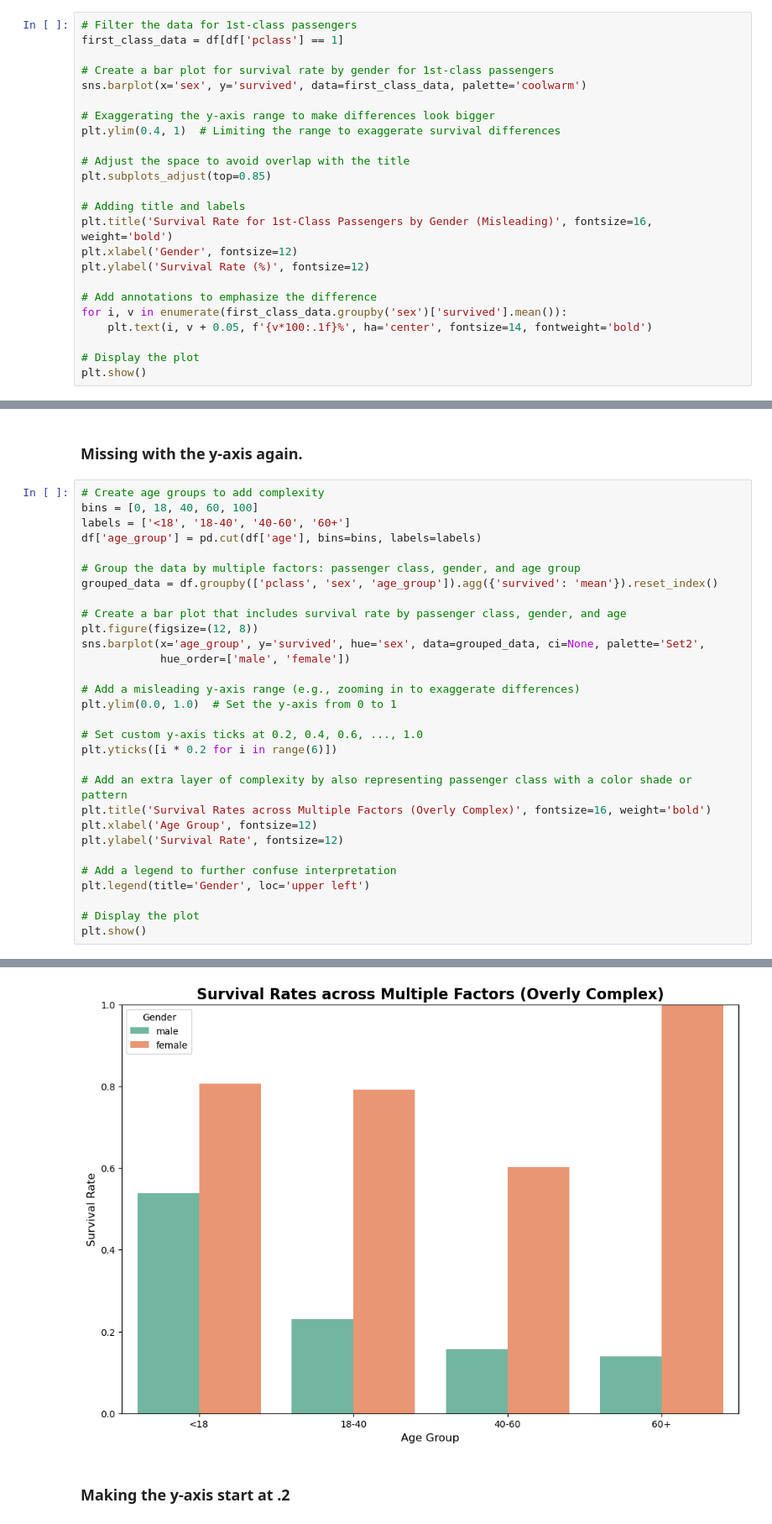
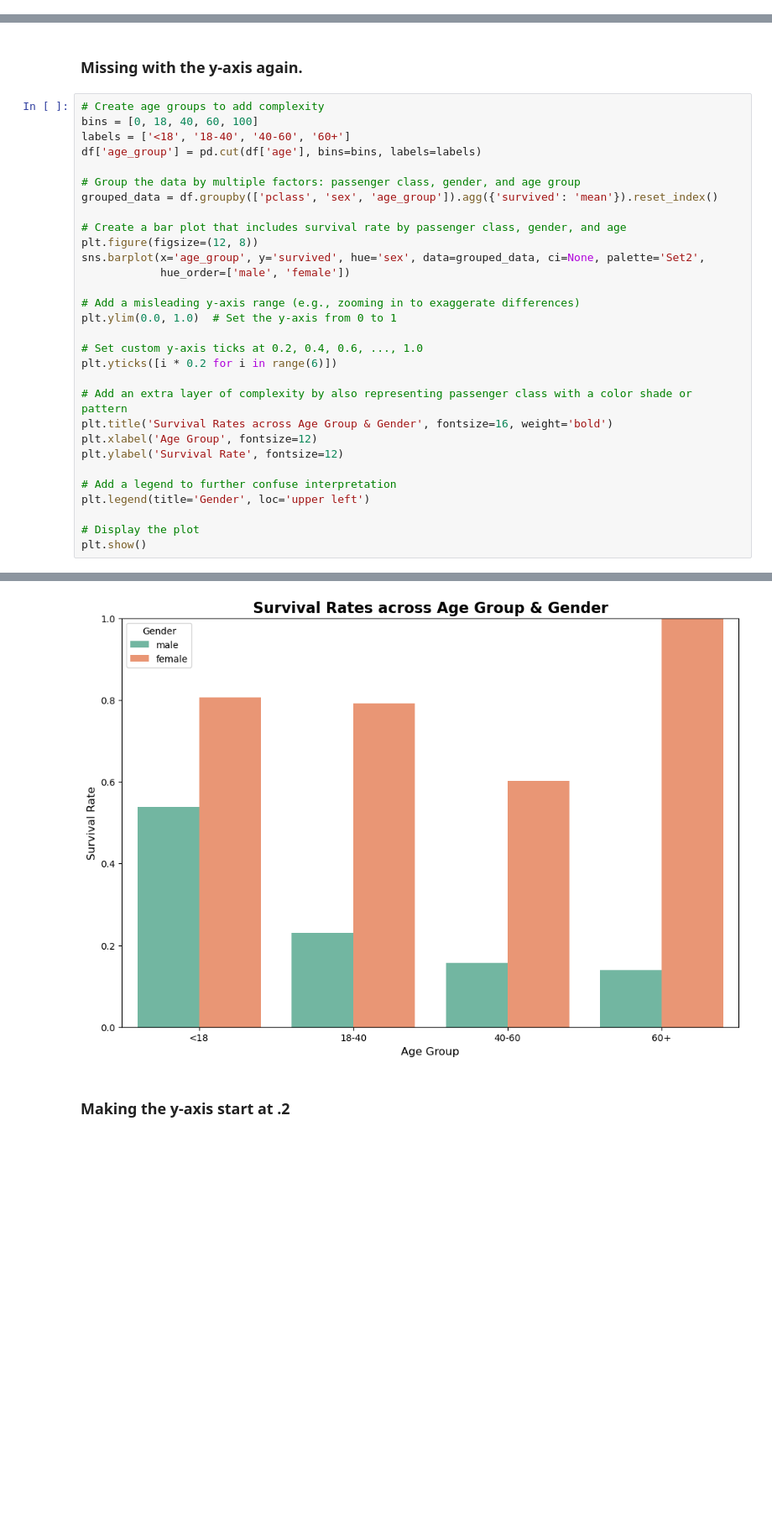
Before and after one commit to IMOsbo/DATA6550-Visualization, a Jupyter notebook: Code/Rogel/Project-Code-Rogel.ipynb, the cells around one changed output, grey strips where cells are left out. Shown at 84% size. Cells and saved outputs as stored; diff of their text form; blank space fills up the shorter version.

```diff
--- a/Code/Rogel/Project-Code-Rogel.ipynb
+++ b/Code/Rogel/Project-Code-Rogel.ipynb
@@ -55,24 +27,0 @@ Passing `palette` without assigning `hue` is deprecated and will be removed in v
-# %%
-# Filter the data for 1st-class passengers
-first_class_data = df[df['pclass'] == 1]
-
-# Create a bar plot for survival rate by gender for 1st-class passengers
-sns.barplot(x='sex', y='survived', data=first_class_data, palette='coolwarm')
-
-# Exaggerating the y-axis range to make differences look bigger
-plt.ylim(0.4, 1)  # Limiting the range to exaggerate survival differences
-
-# Adjust the space to avoid overlap with the title
-plt.subplots_adjust(top=0.85)
-
-# Adding title and labels
-plt.title('Survival Rate for 1st-Class Passengers by Gender (Misleading)', fontsize=16, weight='bold')
-plt.xlabel('Gender', fontsize=12)
-plt.ylabel('Survival Rate (%)', fontsize=12)
-
-# Add annotations to emphasize the difference
-for i, v in enumerate(first_class_data.groupby('sex')['survived'].mean()):
-    plt.text(i, v + 0.05, f'{v*100:.1f}%', ha='center', fontsize=14, fontweight='bold')
-
-# Display the plot
-plt.show()
@@ -291,35 +100,35 @@ bins = [0, 18, 40, 60, 100]
 labels = ['<18', '18-40', '40-60', '60+']
 df['age_group'] = pd.cut(df['age'], bins=bins, labels=labels)
 
 # Group the data by multiple factors: passenger class, gender, and age group
 grouped_data = df.groupby(['pclass', 'sex', 'age_group']).agg({'survived': 'mean'}).reset_index()
 
 # Create a bar plot that includes survival rate by passenger class, gender, and age
 plt.figure(figsize=(12, 8))
 sns.barplot(x='age_group', y='survived', hue='sex', data=grouped_data, ci=None, palette='Set2',
             hue_order=['male', 'female'])
 
 # Add a misleading y-axis range (e.g., zooming in to exaggerate differences)
 plt.ylim(0.0, 1.0)  # Set the y-axis from 0 to 1
 
 # Set custom y-axis ticks at 0.2, 0.4, 0.6, ..., 1.0
 plt.yticks([i * 0.2 for i in range(6)])
 
 # Add an extra layer of complexity by also representing passenger class with a color shade or pattern
-plt.title('Survival Rates across Multiple Factors (Overly Complex)', fontsize=16, weight='bold')
+plt.title('Survival Rates across Age Group & Gender', fontsize=16, weight='bold')
 plt.xlabel('Age Group', fontsize=12)
 plt.ylabel('Survival Rate', fontsize=12)
 
 # Add a legend to further confuse interpretation
 plt.legend(title='Gender', loc='upper left')
 
 # Display the plot
 plt.show()
 # %% [output]
 The `ci` parameter is deprecated. Use `errorbar=None` for the same effect.
 
   sns.barplot(x='age_group', y='survived', hue='sex', data=grouped_data, ci=None, palette='Set2',
-[figure, old version]
+[figure, new version]
 # %% [markdown]
 ### Making the y-axis start at .2
 # %%
```
Also changed, not shown: parts of 23 cells of this notebook.
